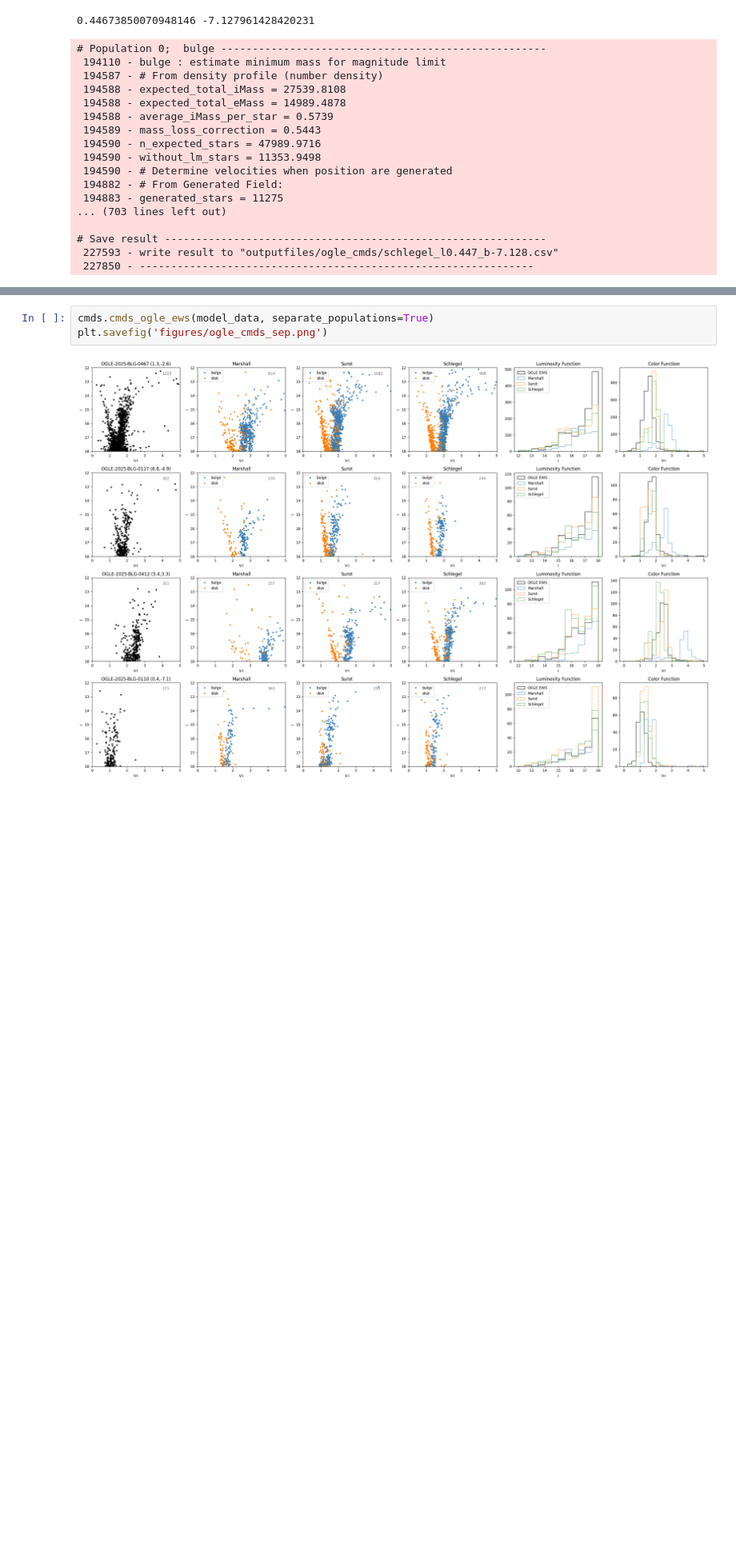
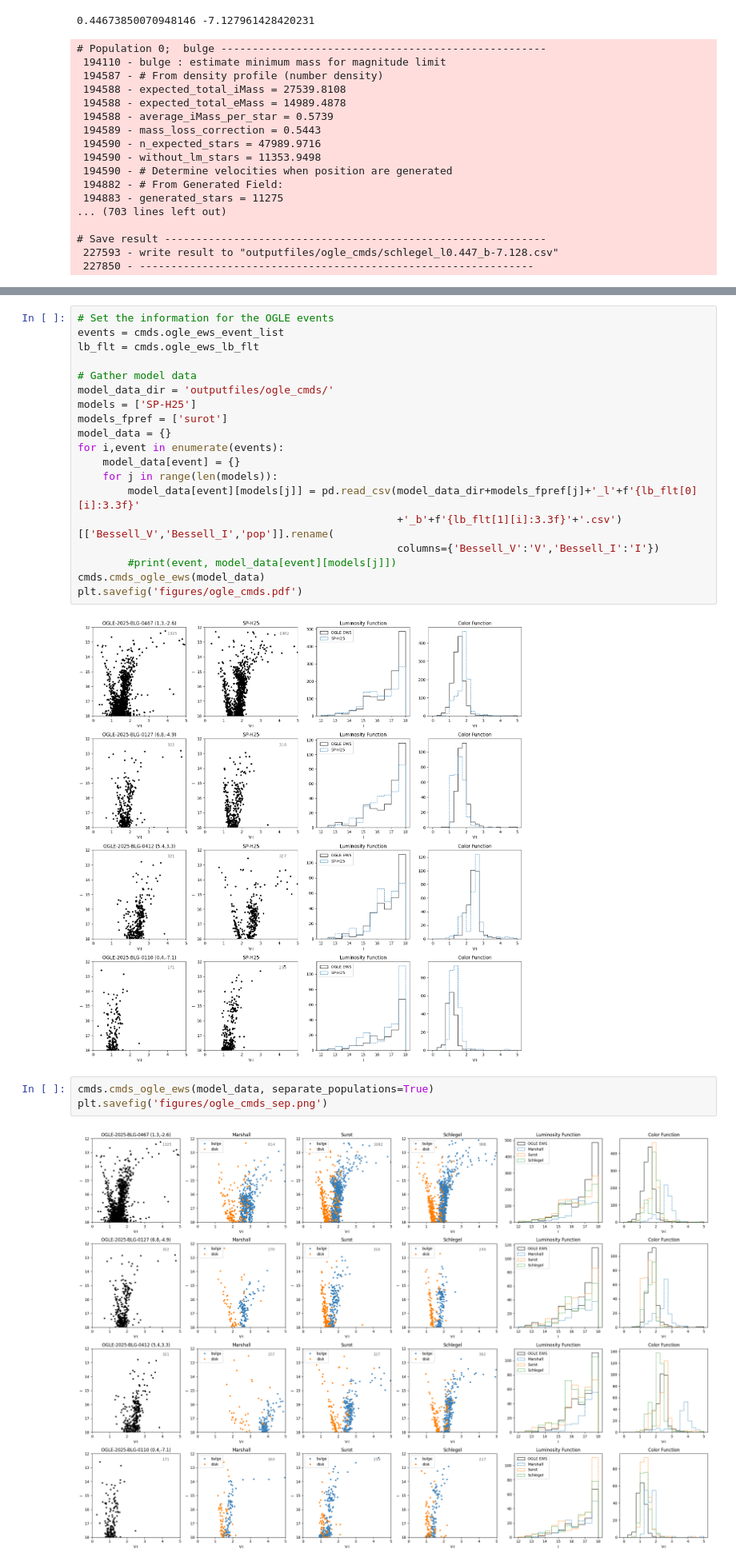
Before and after one commit to synthpop-galaxy/synthpop-model-eval, a Jupyter notebook: cmds.ipynb, the cells around one changed output, grey strips where cells are left out. Shown at 80% size. Drawn from its saved outputs; the diff is of its cells as text; blank space fills up the shorter version.

```diff
--- a/cmds.ipynb
+++ b/cmds.ipynb
@@ -160,5 +160,26 @@ plt.savefig('figures/ogle_cmds.png')
 # %% [output]
 [figure]
+# %%
+# Set the information for the OGLE events
+events = cmds.ogle_ews_event_list
+lb_flt = cmds.ogle_ews_lb_flt
+
+# Gather model data
+model_data_dir = 'outputfiles/ogle_cmds/'
+models = ['SP-H25']
+models_fpref = ['surot']
+model_data = {}
+for i,event in enumerate(events):
+    model_data[event] = {}
+    for j in range(len(models)):
+        model_data[event][models[j]] = pd.read_csv(model_data_dir+models_fpref[j]+'_l'+f'{lb_flt[0][i]:3.3f}'
+                                                   +'_b'+f'{lb_flt[1][i]:3.3f}'+'.csv')[['Bessell_V','Bessell_I','pop']].rename(
+                                                   columns={'Bessell_V':'V','Bessell_I':'I'})
+        #print(event, model_data[event][models[j]])
+cmds.cmds_ogle_ews(model_data)
+plt.savefig('figures/ogle_cmds.pdf')
+# %% [output]
+[figure, added]
 # %%
 cmds.cmds_ogle_ews(model_data, separate_populations=True)
 plt.savefig('figures/ogle_cmds_sep.png')
```
Also changed, not shown: parts of 1 cell of this notebook, 5 other files.
